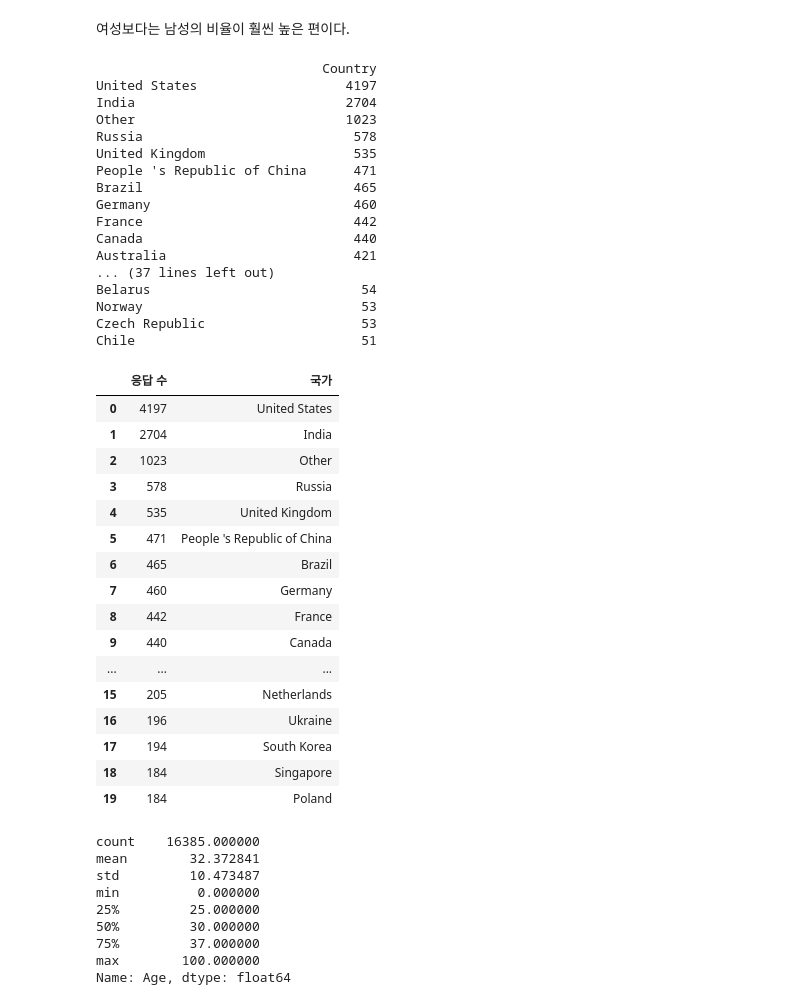
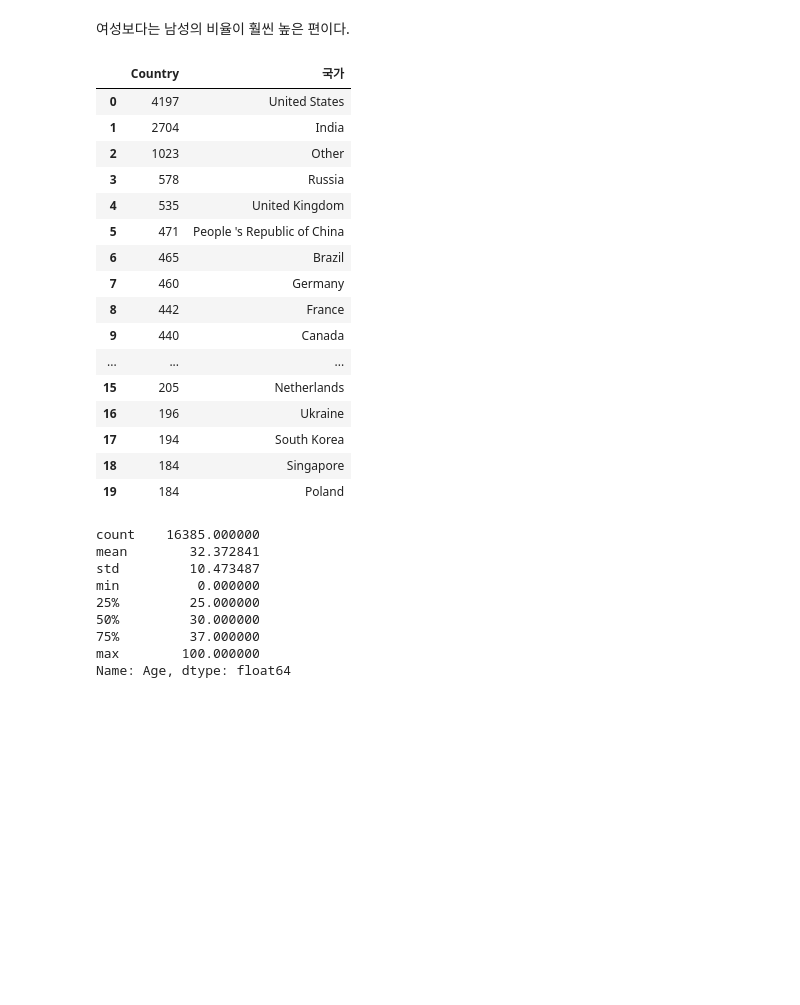
Before and after one commit to ggnight0802/kaggle, a Jupyter notebook: Tutorial(survey)/kaggle-survey-2017/Kaggle-ML-DS-survey-2017-EDA-FAQ.ipynb, the cells around one changed output. Drawn from its saved outputs; the diff is of its cells as text; code cells hidden in the pictures; blank space fills up the shorter version.

```diff
--- a/Tutorial(survey)/kaggle-survey-2017/Kaggle-ML-DS-survey-2017-EDA-FAQ.ipynb
+++ b/Tutorial(survey)/kaggle-survey-2017/Kaggle-ML-DS-survey-2017-EDA-FAQ.ipynb
@@ -127,34 +125,18 @@ sns.countplot(y='GenderSelect', data=mcq)
 # %%
 # 국가별 응답수
 con_df = pd.DataFrame(mcq['Country'].value_counts())
-# print(con_df)
+#print(con_df)
 # 'country' 컬럼을 인덱스로 지정해 주고
 con_df['국가'] = con_df.index
 # 컬럼의 순서대로 응답 수, 국가로 컬럼명을 지정해 줌
-con_df.columns = ['응답 수', '국가']
+#con_df.columns = ['응답 수', '국가']
+# ['country']->['응답 수']
 # index 컬럼을 삭제하고 순위를 알기위해 reset_index()를 해준다.
 # 우리 나라는 18위이고 전체 52개국에서 참여했지만 20위까지만 본다.
 con_df = con_df.reset_index().drop('index', axis=1)
 con_df.head(20)
 # %% [output]
-                             Country
-United States                   4197
-India                           2704
-Other                           1023
-Russia                           578
-United Kingdom                   535
-People 's Republic of China      471
-Brazil                           465
-Germany                          460
-France                           442
-Canada                           440
-Australia                        421
-... (37 lines left out)
-Belarus                           54
-Norway                            53
-Czech Republic                    53
-Chile                             51
-|  | 응답 수 | 국가 |
+|  | Country | 국가 |
 | 0 | 4197 | United States |
 | 1 | 2704 | India |
 | 2 | 1023 | Other |
```
Also changed, not shown: parts of 2 cells of this notebook, 5 other files.
